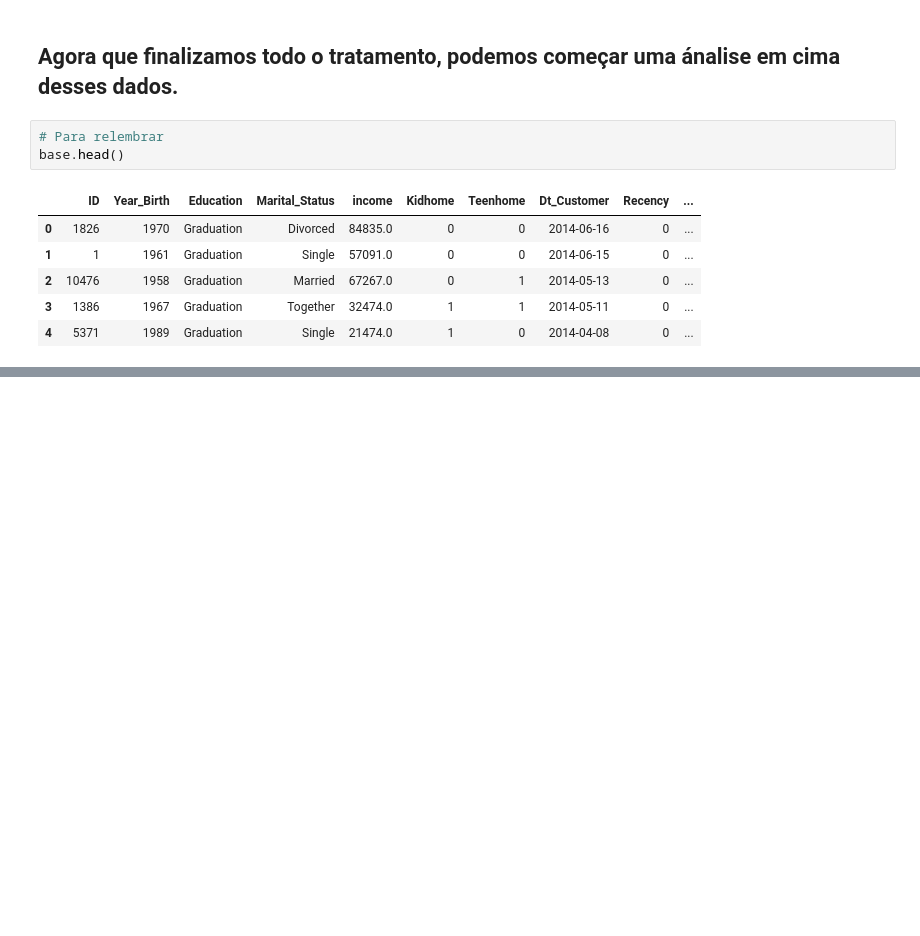
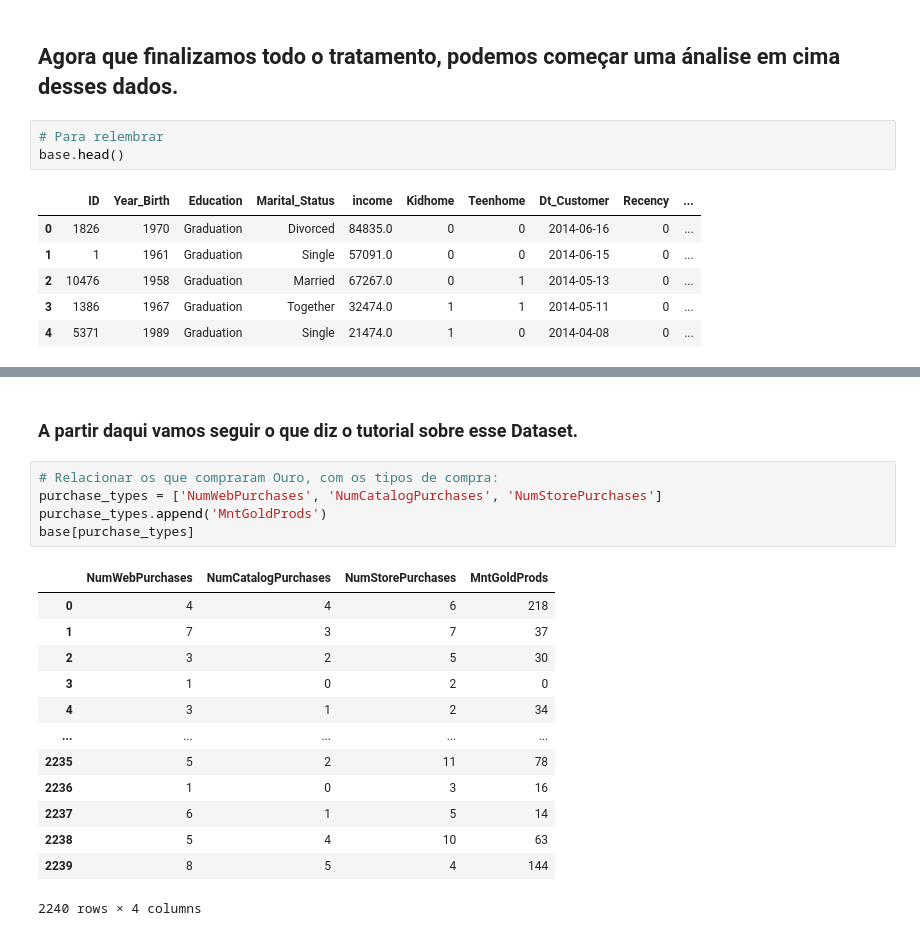
Before and after one commit to Beloin/marketing_analyze, a Jupyter notebook: market_analyze.ipynb, the cells around one changed output, grey strips where cells are left out. Cells and saved outputs as stored; diff of their text form; blank space fills up the shorter version.

```diff
--- a/market_analyze.ipynb
+++ b/market_analyze.ipynb
@@ -413,0 +414,21 @@ plt.show()
+# %% [markdown]
+### A partir daqui vamos seguir o que diz o tutorial sobre esse Dataset.
+# %%
+# Relacionar os que compraram Ouro, com os tipos de compra:
+purchase_types = ['NumWebPurchases', 'NumCatalogPurchases',	'NumStorePurchases']
+purchase_types.append('MntGoldProds')
+base[purchase_types]
+# %% [output]
+|  | NumWebPurchases | NumCatalogPurchases | NumStorePurchases | MntGoldProds |
+| 0 | 4 | 4 | 6 | 218 |
+| 1 | 7 | 3 | 7 | 37 |
+| 2 | 3 | 2 | 5 | 30 |
+| 3 | 1 | 0 | 2 | 0 |
+| 4 | 3 | 1 | 2 | 34 |
+| ... | ... | ... | ... | ... |
+| 2235 | 5 | 2 | 11 | 78 |
+| 2236 | 1 | 0 | 3 | 16 |
+| 2237 | 6 | 1 | 5 | 14 |
+| 2238 | 5 | 4 | 10 | 63 |
+| 2239 | 8 | 5 | 4 | 144 |
+2240 rows × 4 columns
```
Also changed, not shown: parts of 2 cells of this notebook.
